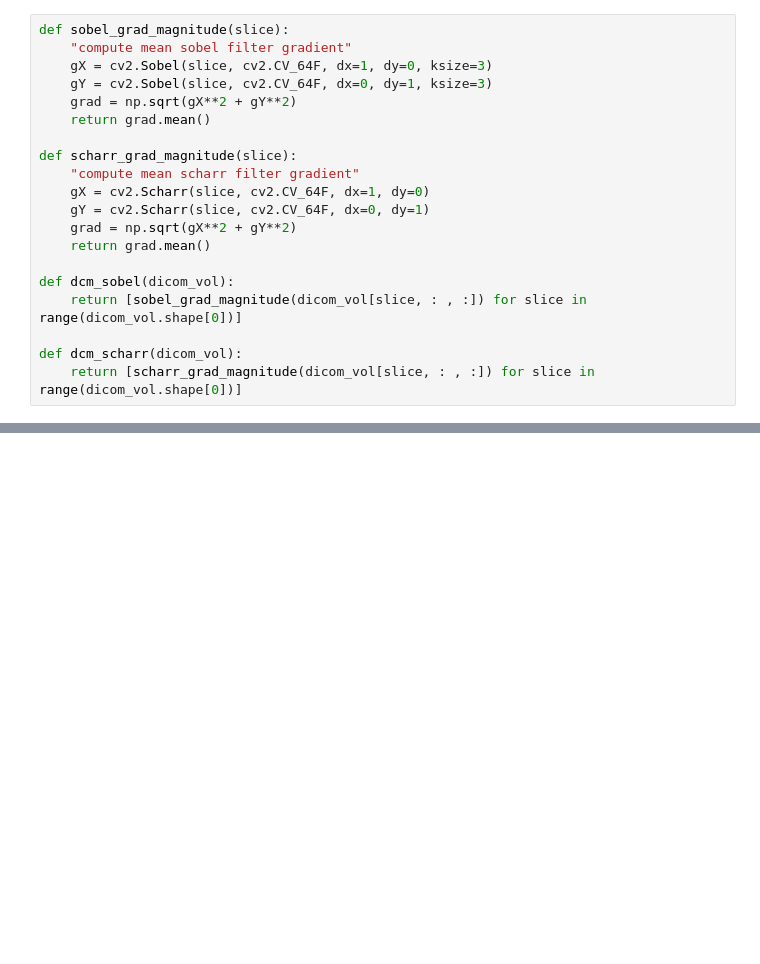
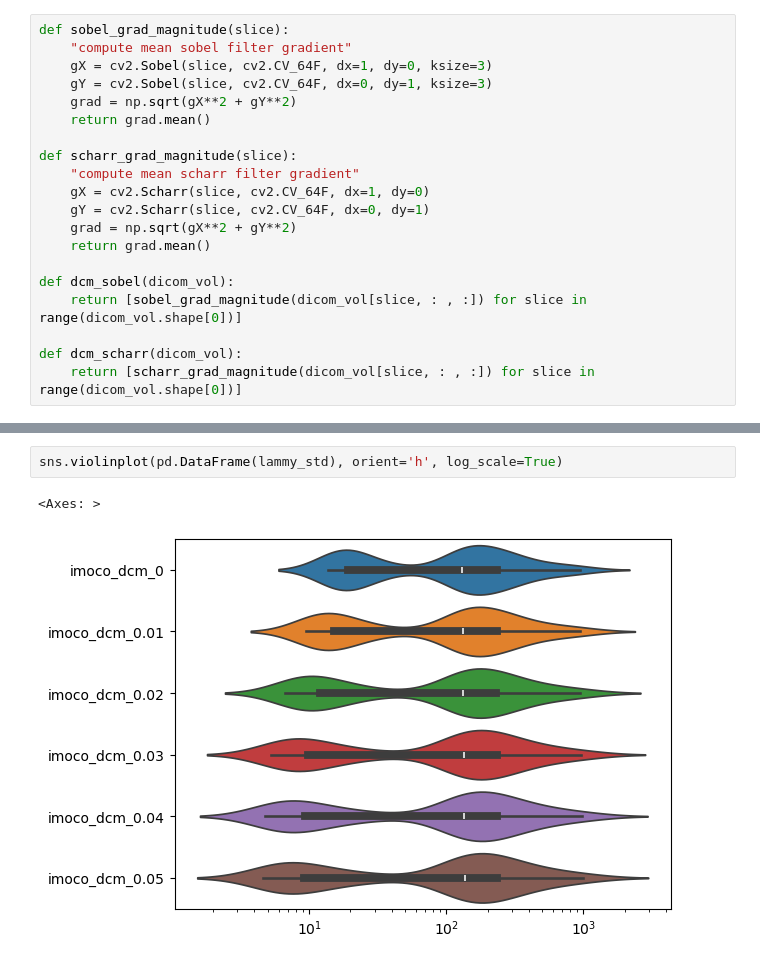
Before and after one commit to akshdeepsandhu/MRI, a Jupyter notebook: src/imoco_metrics/alt-metrics.ipynb, the cells around one changed output, grey strips where cells are left out. Cells and saved outputs as stored; diff of their text form; blank space fills up the shorter version.

```diff
--- a/src/imoco_metrics/alt-metrics.ipynb
+++ b/src/imoco_metrics/alt-metrics.ipynb
@@ -199,0 +275,5 @@ This is a bit less clear, but again the lower DCM values tend to have higher gra
+# %%
+sns.violinplot(pd.DataFrame(lammy_std), orient='h', log_scale=True)
+# %% [output]
+<Axes: >
+[figure, added]
```
Also changed, not shown: parts of 13 cells of this notebook.
